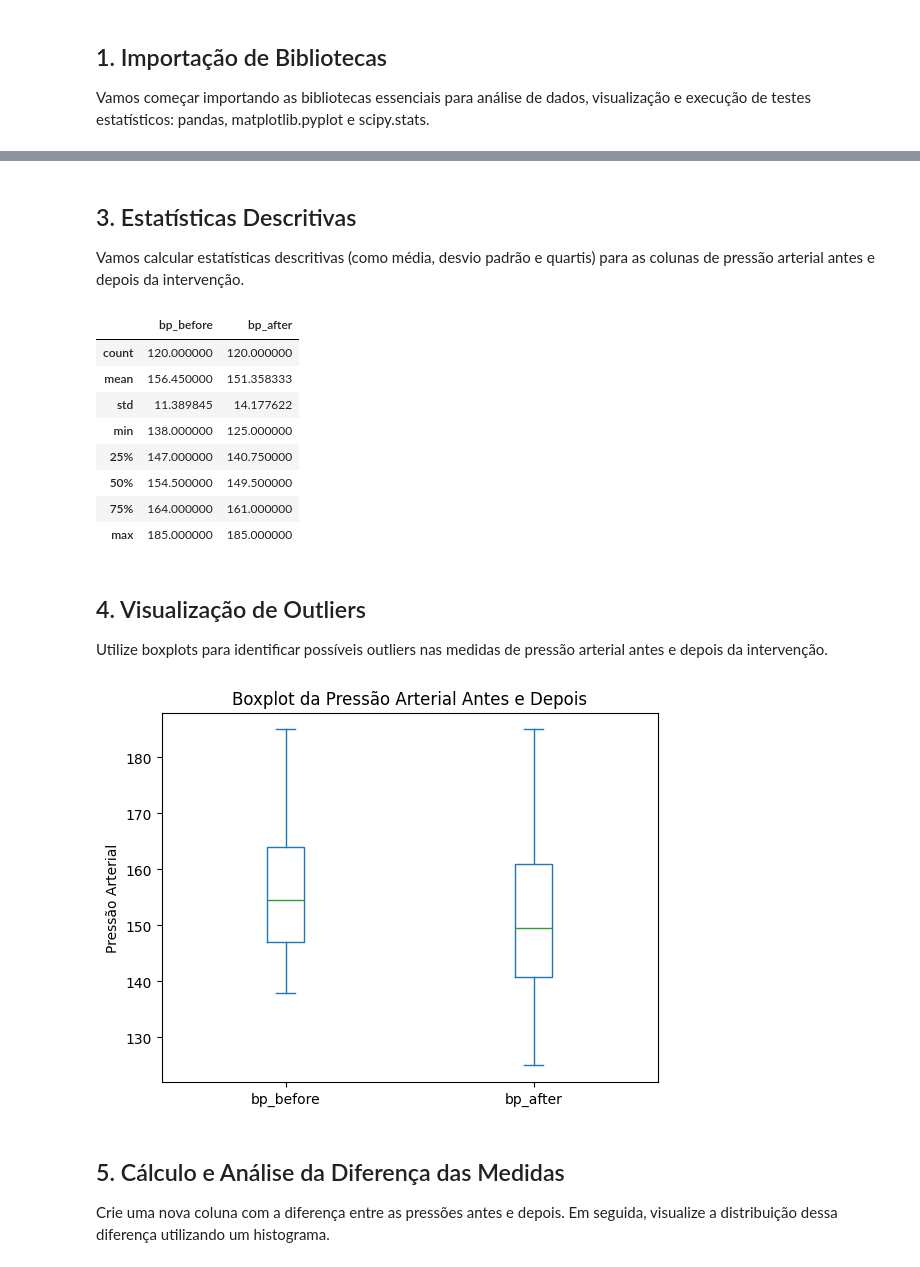
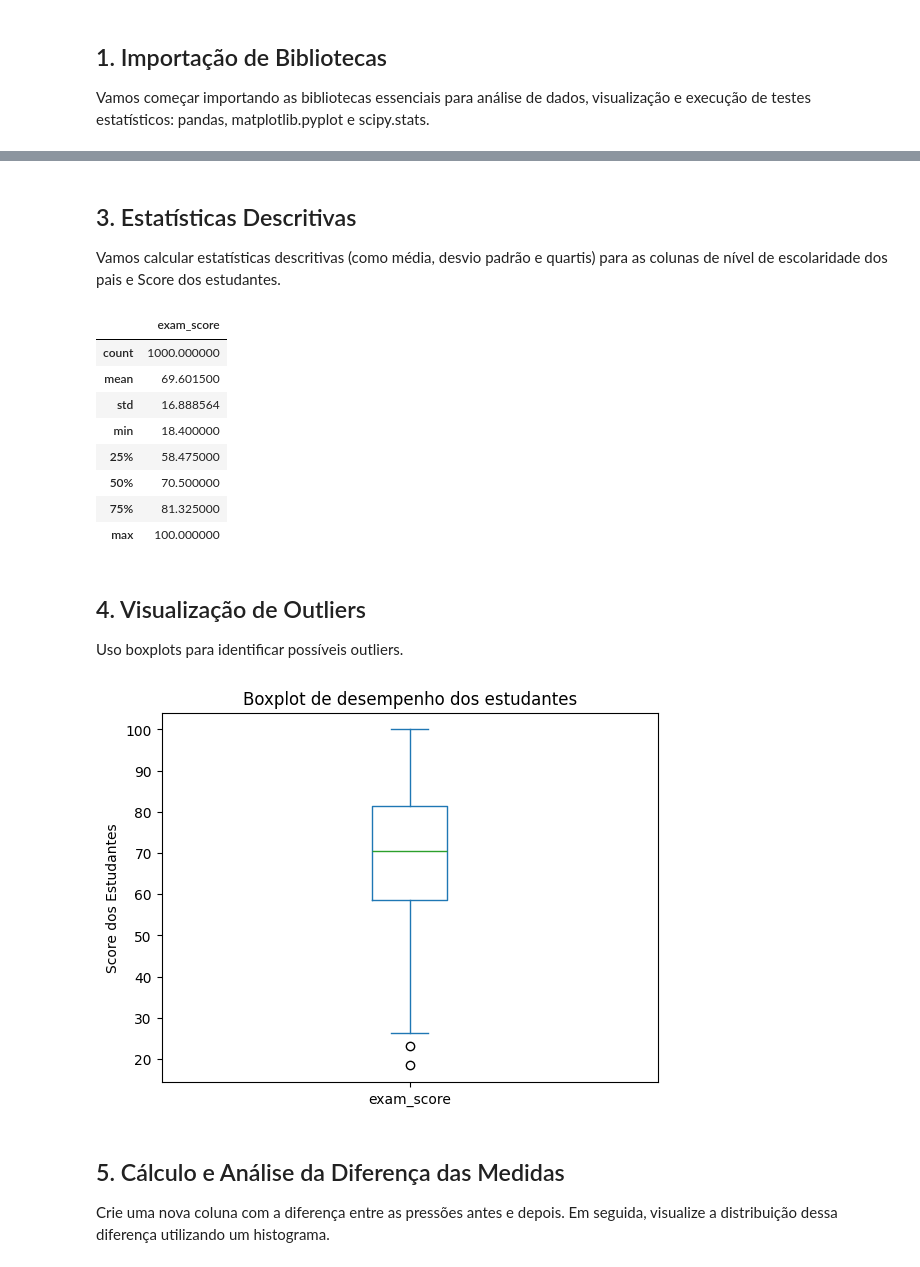
Before and after one commit to MichaelTRArruda/dados, a Jupyter notebook: 00-intro/05_TestesEstatisticos.ipynb, the cells around one changed output, grey strips where cells are left out. Cells and saved outputs as stored; diff of their text form; code cells hidden in the pictures.

```diff
--- a/00-intro/05_TestesEstatisticos.ipynb
+++ b/00-intro/05_TestesEstatisticos.ipynb
@@ -17,6 +17,6 @@ Carregue o conjunto de dados de pressão arterial e visualize as primeiras linha
 # %%
-# Carregar os dados de pressão arterial
-df = pd.read_csv("https://www.kaggle.com/datasets/jayaantanaath/student-habits-vs-academic-performance?select=student_habits_performance.csv")
+# Carregar os dados da tabela
+df = pd.read_csv("https://raw.githubusercontent.com/MichaelTRArruda/dados/3d1fdb4c93cd52134126b098a681b0dd280b419d/student_habits_performance.csv")
 
 # Visualizar as primeiras linhas do DataFrame
 df.head()
@@ -25,31 +30,31 @@ ParserError: Error tokenizing data. C error: Expected 1 fields in line 9, saw 2
 # %% [markdown]
 ## 3. Estatísticas Descritivas
 
-Vamos calcular estatísticas descritivas (como média, desvio padrão e quartis) para as colunas de pressão arterial antes e depois da intervenção.
+Vamos calcular estatísticas descritivas (como média, desvio padrão e quartis) para as colunas de nível de escolaridade dos pais e Score dos estudantes.
 # %%
 # Estatísticas descritivas para as colunas de interesse
-df[['bp_before', 'bp_after']].describe()
+df[['parental_education_level', 'exam_score']].describe()
 # %% [output]
-|  | bp_before | bp_after |
-| count | 120.000000 | 120.000000 |
-| mean | 156.450000 | 151.358333 |
-| std | 11.389845 | 14.177622 |
-| min | 138.000000 | 125.000000 |
-| 25% | 147.000000 | 140.750000 |
-| 50% | 154.500000 | 149.500000 |
-| 75% | 164.000000 | 161.000000 |
-| max | 185.000000 | 185.000000 |
+|  | exam_score |
+| count | 1000.000000 |
+| mean | 69.601500 |
+| std | 16.888564 |
+| min | 18.400000 |
+| 25% | 58.475000 |
+| 50% | 70.500000 |
+| 75% | 81.325000 |
+| max | 100.000000 |
 # %% [markdown]
 ## 4. Visualização de Outliers
 
-Utilize boxplots para identificar possíveis outliers nas medidas de pressão arterial antes e depois da intervenção.
+Uso boxplots para identificar possíveis outliers.
 # %%
 # Boxplot para identificar outliers
-df[['bp_before', 'bp_after']].plot(kind='box', title='Boxplot da Pressão Arterial Antes e Depois')
-plt.ylabel('Pressão Arterial')
+df[['exam_score','parental_education_level']].plot(kind='box', title='Boxplot de desempenho dos estudantes')
+plt.ylabel('Score dos Estudantes')
 plt.show()
 # %% [output]
-[figure, old version]
+[figure, new version]
 # %% [markdown]
 ## 5. Cálculo e Análise da Diferença das Medidas
 
```
Also changed, not shown: parts of 18 cells of this notebook.
